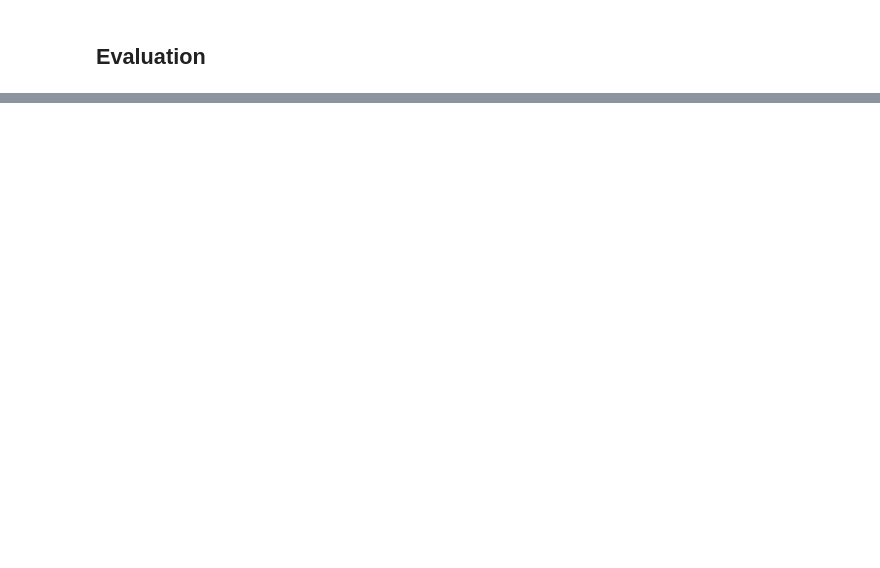
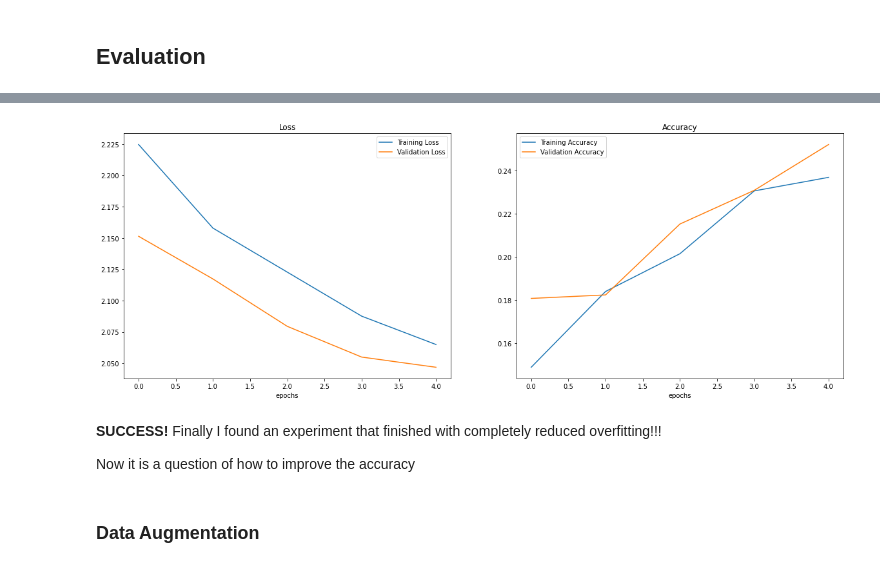
Before and after one commit to Nik-Kras/ZeroToMastery-TensorFlow-MyNotes, a Jupyter notebook: 04. Computer Vision/04. CV - Notes.ipynb, the cells around one changed output, grey strips where cells are left out. Cells and saved outputs as stored; diff of their text form; code cells hidden in the pictures; blank space fills up the shorter version.

```diff
--- a/04. Computer Vision/04. CV - Notes.ipynb
+++ b/04. Computer Vision/04. CV - Notes.ipynb
@@ -2125,0 +2321,28 @@ After 2-3 epoch the validation error starts rising, which is a signal of overfit
+# %%
+# Create architecture
+model_21 = Sequential([
+  Conv2D(10, 3, activation='relu', input_shape=(224,224,3)),
+  Conv2D(10, 3, activation='relu'),
+  MaxPool2D(),
+  Conv2D(10, 3, activation='relu'),
+  Conv2D(10, 3, activation='relu'),
+  MaxPool2D(),
+  Conv2D(10, 3, activation='relu'),
+  Conv2D(10, 3, activation='relu'),
+  MaxPool2D(),
+  Conv2D(10, 3, activation='relu'),
+  Conv2D(10, 3, activation='relu'),
+  MaxPool2D(),
+  Conv2D(10, 3, activation='relu'),
+  Conv2D(10, 3, activation='relu'),
+  MaxPool2D(),
+  Flatten(),
+  Dense(10, activation='softmax')
+])
+
+# Set regularization
+model_21.compile(optimizer = Adam(),
+                 loss = CategoricalCrossentropy(),
+                 metrics = ['accuracy'])
+
+model_21.summary()
@@ -2125,0 +2367,8 @@ After 2-3 epoch the validation error starts rising, which is a signal of overfit
+# %%
+history_21 = model_21.fit(train_data,
+                          batch_size=32,
+                          epochs=5,
+                          steps_per_epoch = len(train_data),
+                          validation_batch_size=32,
+                          validation_data = test_data,
+                          validation_steps = len(test_data))
@@ -2125,0 +2386,10 @@ After 2-3 epoch the validation error starts rising, which is a signal of overfit
+# %%
+plot_loss_curves(history_21)
+# %% [output]
+[figure, added]
+# %% [markdown]
+**SUCCESS!** Finally I found an experiment that finished with completely reduced overfitting!!!
+
+Now it is a question of how to improve the accuracy
+# %% [markdown]
+### Data Augmentation
```
Also changed, not shown: parts of 24 cells of this notebook, 1 other file.
